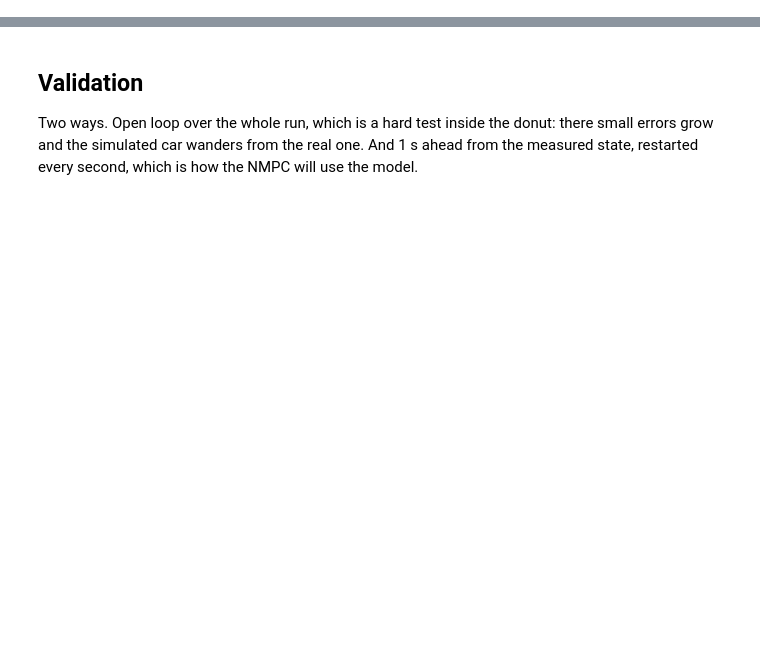
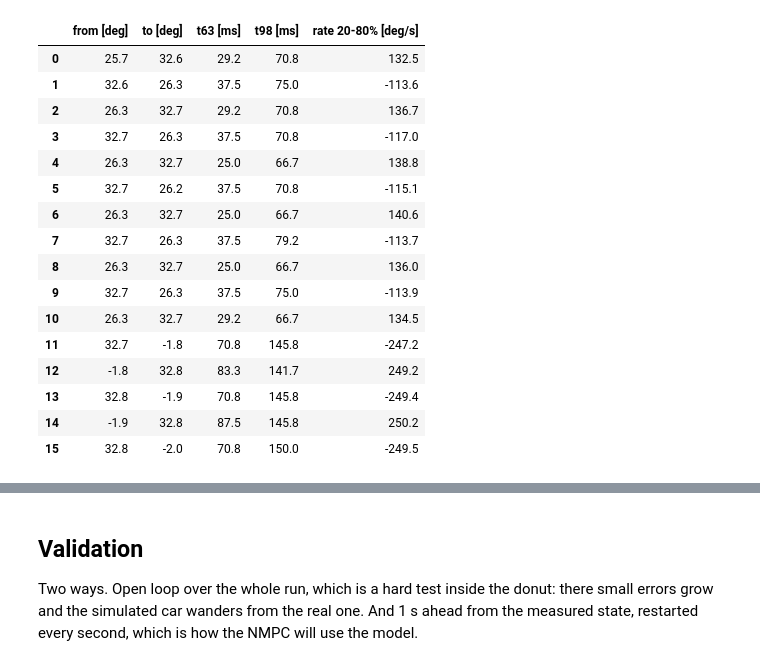
Before and after one commit to Gelminaio/drift-mpc-ackermann, a Jupyter notebook: notebooks/system_identification.ipynb, the cells around one changed output, grey strips where cells are left out. Saved outputs shown, nothing was run; the diff lists cells and outputs as text; code cells hidden in the pictures; blank space fills up the shorter version.

```diff
--- a/notebooks/system_identification.ipynb
+++ b/notebooks/system_identification.ipynb
@@ -81,0 +155,55 @@ runs = {name: load(name, *w) for name, w in WINDOWS.items()}
+# %%
+FPS = 240
+Y0, Y1, X0, X1 = 680, 980, 200, 470      # crop around the front-left wheel
+
+cap = cv2.VideoCapture('../data/video/servo.mov')
+angle = []
+while True:
+    ok, frame = cap.read()
+    if not ok:
+        break
+    hsv = cv2.cvtColor(frame[Y0:Y1, X0:X1], cv2.COLOR_BGR2HSV)
+    tape = ((hsv[..., 2] > 140) & (hsv[..., 1] < 60)).astype(np.uint8)
+    n, lab, st, _ = cv2.connectedComponentsWithStats(tape)
+    # the floor is bright too but touches the crop border, the tape does not
+    inside = (st[:, 0] > 0) & (st[:, 1] > 0) & (st[:, 0] + st[:, 2] < X1 - X0) & (st[:, 1] + st[:, 3] < Y1 - Y0)
+    k = np.argmax(np.where(inside, st[:, 4], 0))
+    m = cv2.moments((lab == k).astype(np.uint8), True)
+    theta = 0.5 * np.degrees(np.arctan2(2 * m['mu11'], m['mu20'] - m['mu02']))
+    angle.append(90 - theta % 180)      # from the image vertical, positive = left
+angle = np.array(angle)
+
+onsets = []
+for i in np.where(np.abs(angle[10:] - angle[:-10]) > 2)[0]:
+    if not onsets or i - onsets[-1] > 100:
+        onsets.append(i)
+
+rows = []
+for i in onsets:
+    a, b = np.median(angle[i - 60:i - 10]), np.median(angle[i + 120:i + 300])
+    y = (angle[i - 40:i + 150] - a) / (b - a)
+    i0, i20, i80 = np.argmax(y > 0.05), np.argmax(y > 0.2), np.argmax(y > 0.8)
+    rows.append({'from [deg]': a, 'to [deg]': b,
+                 't63 [ms]': 1000 * (np.argmax(y > 0.632) - i0) / FPS,
+                 't98 [ms]': 1000 * (np.argmax(y > 0.98) - i0) / FPS,
+                 'rate 20-80% [deg/s]': (y[i80] - y[i20]) * (b - a) / ((i80 - i20) / FPS)})
+servo = pd.DataFrame(rows).round(1)
+servo
+# %% [output]
+|  | from [deg] | to [deg] | t63 [ms] | t98 [ms] | rate 20-80% [deg/s] |
+| 0 | 25.7 | 32.6 | 29.2 | 70.8 | 132.5 |
+| 1 | 32.6 | 26.3 | 37.5 | 75.0 | -113.6 |
+| 2 | 26.3 | 32.7 | 29.2 | 70.8 | 136.7 |
+| 3 | 32.7 | 26.3 | 37.5 | 70.8 | -117.0 |
+| 4 | 26.3 | 32.7 | 25.0 | 66.7 | 138.8 |
+| 5 | 32.7 | 26.2 | 37.5 | 70.8 | -115.1 |
+| 6 | 26.3 | 32.7 | 25.0 | 66.7 | 140.6 |
+| 7 | 32.7 | 26.3 | 37.5 | 79.2 | -113.7 |
+| 8 | 26.3 | 32.7 | 25.0 | 66.7 | 136.0 |
+| 9 | 32.7 | 26.3 | 37.5 | 75.0 | -113.9 |
+| 10 | 26.3 | 32.7 | 29.2 | 66.7 | 134.5 |
+| 11 | 32.7 | -1.8 | 70.8 | 145.8 | -247.2 |
+| 12 | -1.8 | 32.8 | 83.3 | 141.7 | 249.2 |
+| 13 | 32.8 | -1.9 | 70.8 | 145.8 | -249.4 |
+| 14 | -1.9 | 32.8 | 87.5 | 145.8 | 250.2 |
+| 15 | 32.8 | -2.0 | 70.8 | 150.0 | -249.5 |
```
Also changed, not shown: parts of 20 cells of this notebook.
